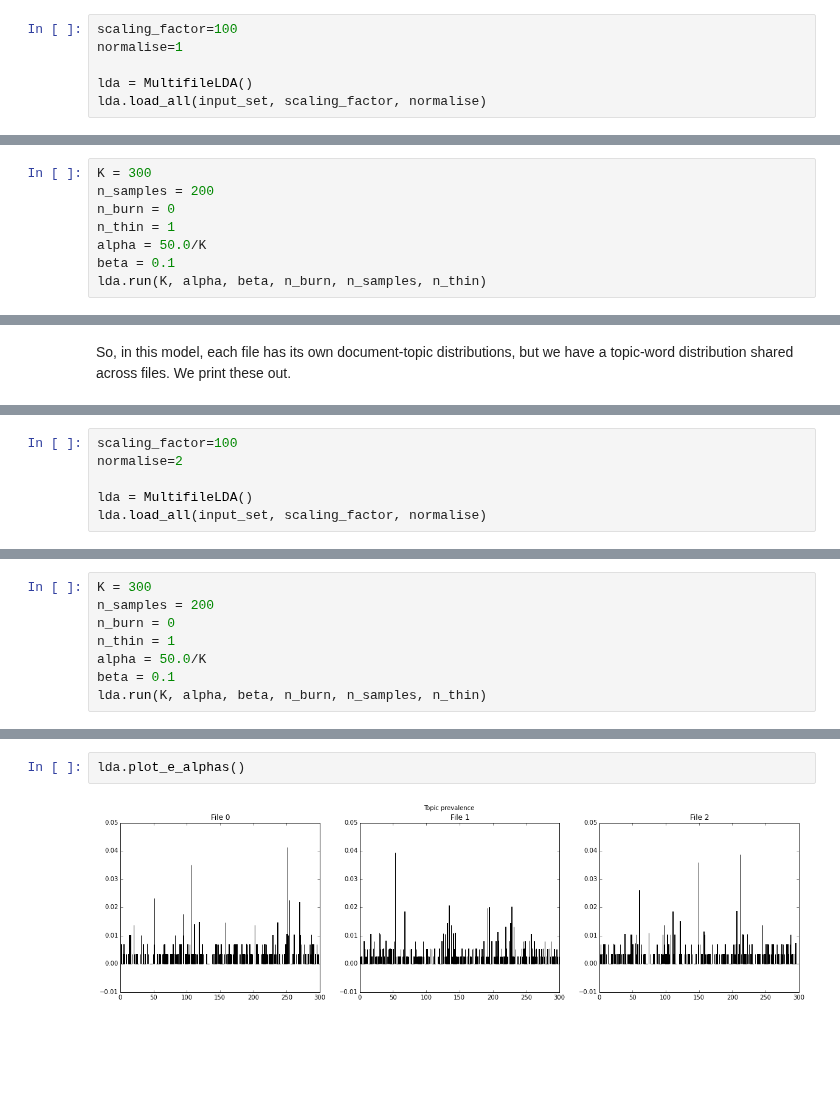
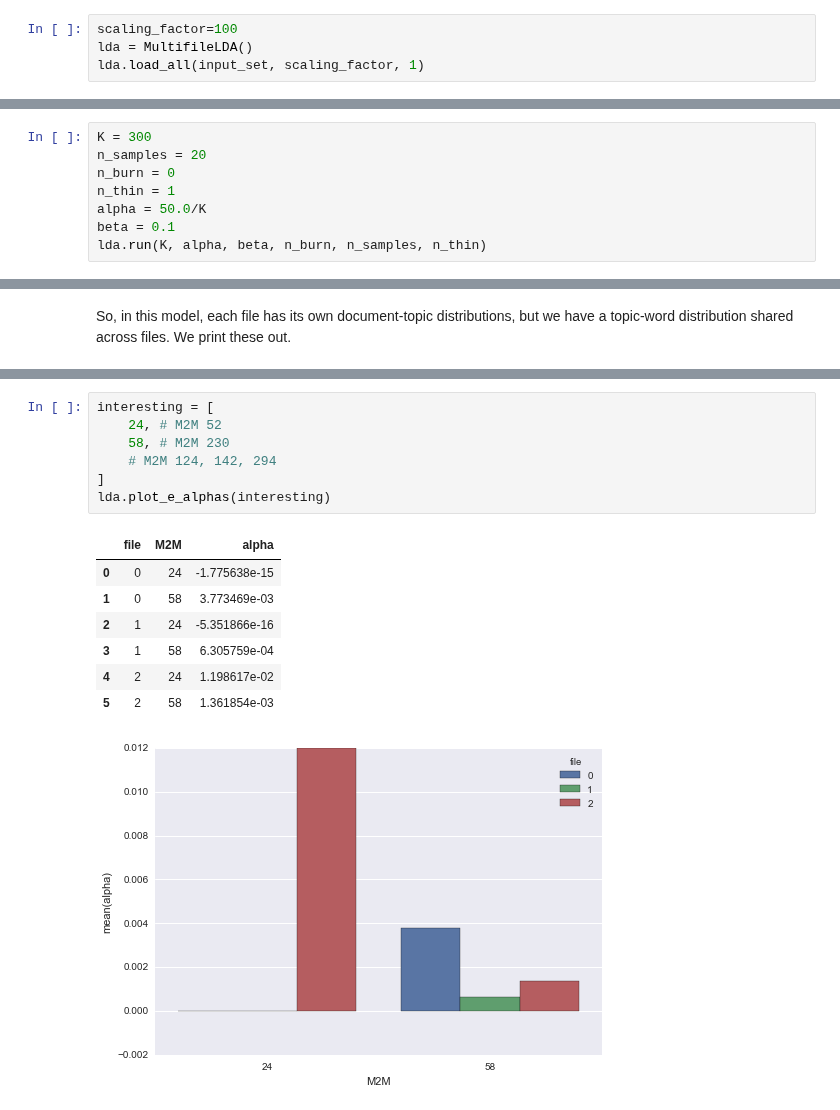
Before and after one commit to sdrogers/metabolomics_tools, a Jupyter notebook: multifile_lda/multifile_LDA_demo.ipynb, the cells around one changed output, grey strips where cells are left out. Saved outputs shown, nothing was run; the diff lists cells and outputs as text; blank space fills up the shorter version.

Commit message:
fixed the feature extraction step and added some plotting
Former-commit-id: 01a9574429eeceb51b55cf513c1df623d6c7a861

```diff
--- a/multifile_lda/multifile_LDA_demo.ipynb
+++ b/multifile_lda/multifile_LDA_demo.ipynb
@@ -23,10 +21,8 @@ Normalisation Method 1
 Load and normalise data the same way as before in the single-file version: within each fragmentation spectrum, we divide the MS2 intensities by the max MS2 intensity in the same spectrum and multiplying by *scaling_factor*. Let's call this normalisation method 1.
 # %%
 scaling_factor=100
-normalise=1
-
 lda = MultifileLDA()
-lda.load_all(input_set, scaling_factor, normalise)
+lda.load_all(input_set, scaling_factor, 1)
 # %% [output]
 Loading file 0 data shape (700, 2604)
 Loading file 1 data shape (808, 2604)
@@ -35,7 +31,7 @@ Loading file 2 data shape (737, 2604)
 Run multifile LDA on all the 3 files.
 # %%
 K = 300
-n_samples = 200
+n_samples = 20
 n_burn = 0
 n_thin = 1
 alpha = 50.0/K
@@ -93,6 +93,0 @@ Alternative normalisation: same as method 1, but in the matrix, we multiply each
-# %%
-scaling_factor=100
-normalise=2
-
-lda = MultifileLDA()
-lda.load_all(input_set, scaling_factor, normalise)
@@ -103,8 +93,0 @@ Loading file 2 data shape (737, 2604)
-# %%
-K = 300
-n_samples = 200
-n_burn = 0
-n_thin = 1
-alpha = 50.0/K
-beta = 0.1
-lda.run(K, alpha, beta, n_burn, n_samples, n_thin)
@@ -149,4 +94,16 @@ Topic 299: loss_166.04763 loss_199.08395 fragment_153.01917 fragment_154.02582 f
-# %%
-lda.plot_e_alphas()
-# %% [output]
-[figure, removed]
+# %%
+interesting = [
+    24, # M2M 52
+    58, # M2M 230
+    # M2M 124, 142, 294
+]
+lda.plot_e_alphas(interesting)
+# %% [output]
+|  | file | M2M | alpha |
+| 0 | 0 | 24 | -1.775638e-15 |
+| 1 | 0 | 58 | 3.773469e-03 |
+| 2 | 1 | 24 | -5.351866e-16 |
+| 3 | 1 | 58 | 6.305759e-04 |
+| 4 | 2 | 24 | 1.198617e-02 |
+| 5 | 2 | 58 | 1.361854e-03 |
+[figure, added]
```
Also changed, not shown: parts of 13 cells of this notebook, 3 other files.
